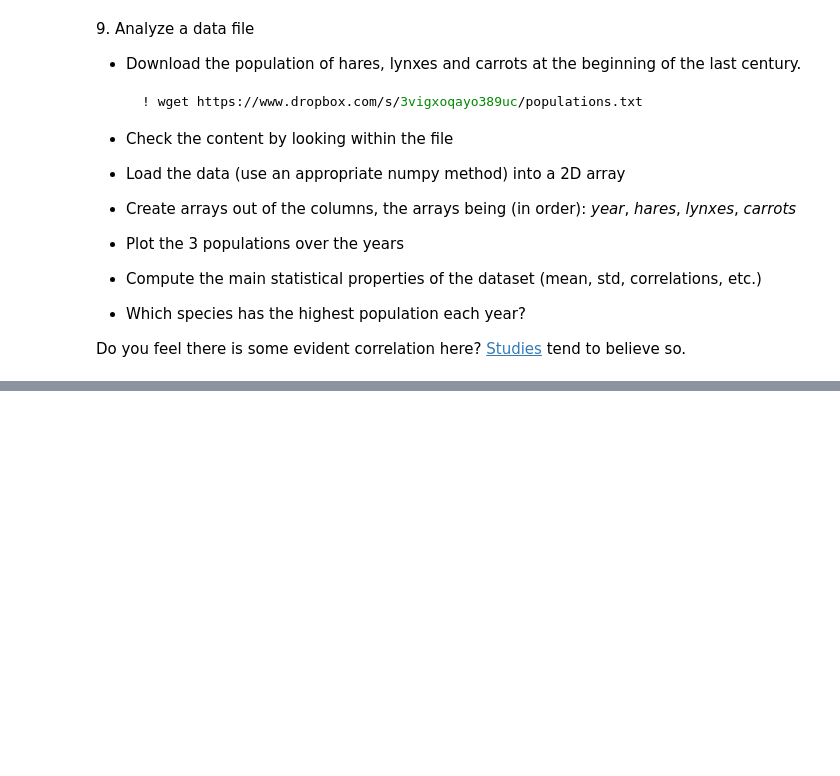
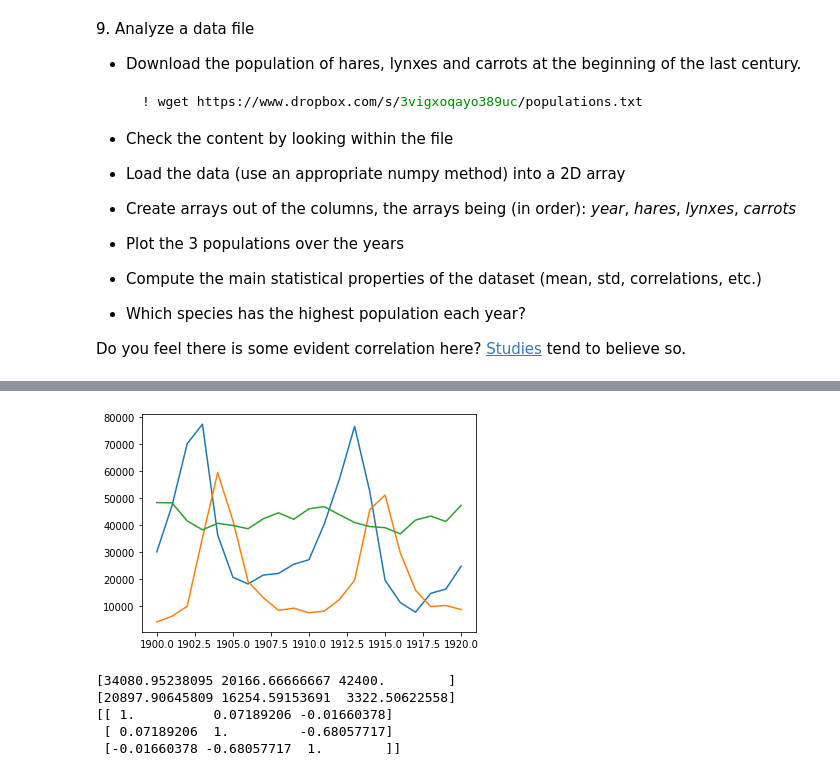
Before and after one commit to T3X3K/LaboratoryOfComputationalPhysics_Y6, a Jupyter notebook: 04ex_Numpy.ipynb, the cells around one changed output, grey strips where cells are left out. Saved outputs shown, nothing was run; the diff lists cells and outputs as text; code cells hidden in the pictures; blank space fills up the shorter version.

```diff
--- a/04ex_Numpy.ipynb
+++ b/04ex_Numpy.ipynb
@@ -241,3 +267,6 @@ Did you get what you expected?
   * Which species has the highest population each year?
 
 Do you feel there is some evident correlation here? [Studies](https://www.enr.gov.nt.ca/en/services/lynx/lynx-snowshoe-hare-cycle) tend to believe so.
+# %%
+data = np.loadtxt('populations.txt')
+print(data)
@@ -243,0 +291,19 @@ Do you feel there is some evident correlation here? [Studies](https://www.enr.go
+# %%
+year, hares, lynxes, carrots = np.split(data, [1,2,3], axis=1)
+plt.plot(year, hares)
+plt.plot(year, lynxes)
+plt.plot(year, carrots)
+plt.show()
+# %% [output]
+[figure, added]
+# %%
+reduced = data[:,1:]
+print(np.mean(reduced, axis=0))
+print(np.std(reduced, axis=0))
+print(np.corrcoef(reduced,rowvar=False))
+# %% [output]
+[34080.95238095 20166.66666667 42400.        ]
+[20897.90645809 16254.59153691  3322.50622558]
+[[ 1.          0.07189206 -0.01660378]
+ [ 0.07189206  1.         -0.68057717]
+ [-0.01660378 -0.68057717  1.        ]]
```
Also changed, not shown: parts of 8 cells of this notebook, 9 other files.
